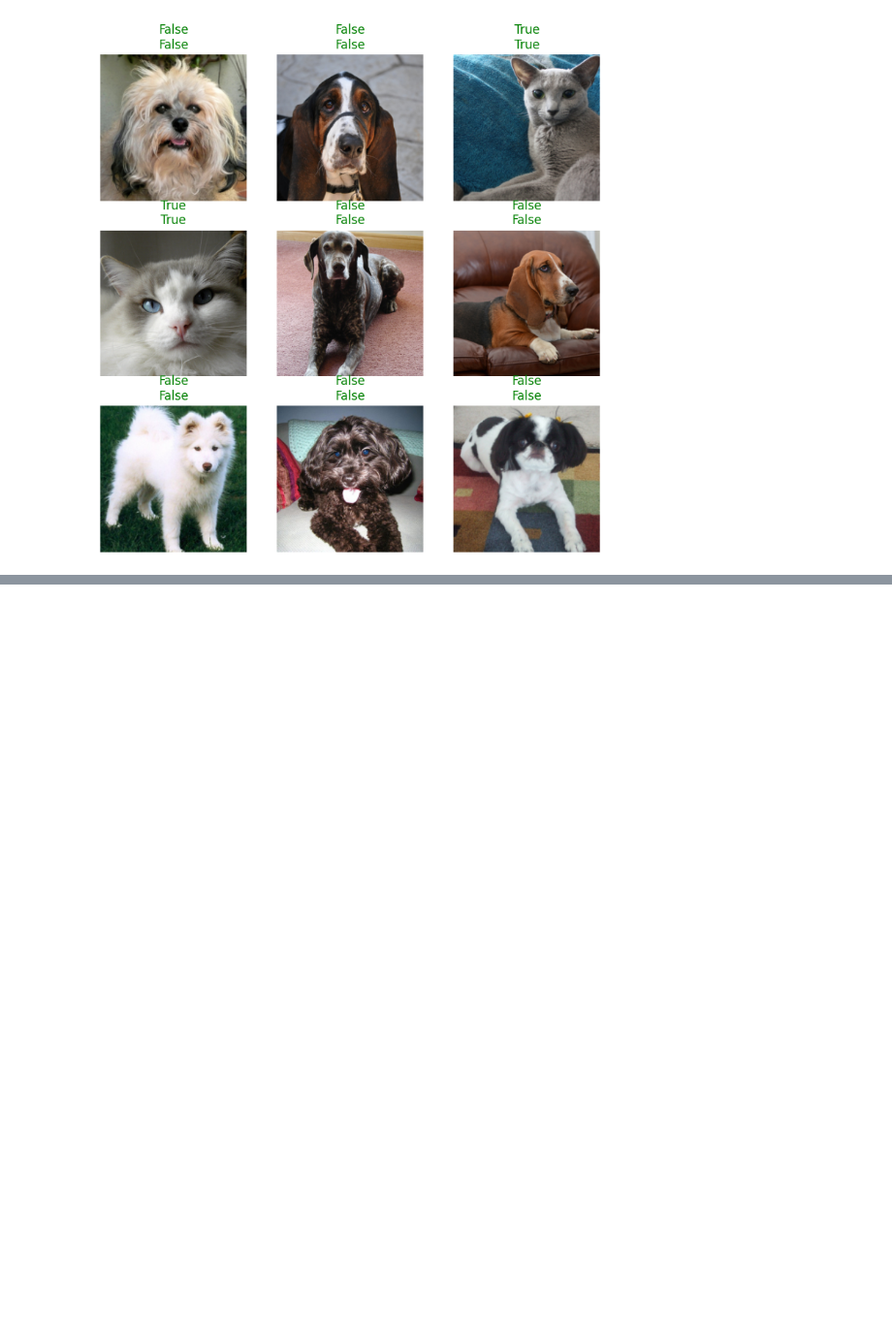
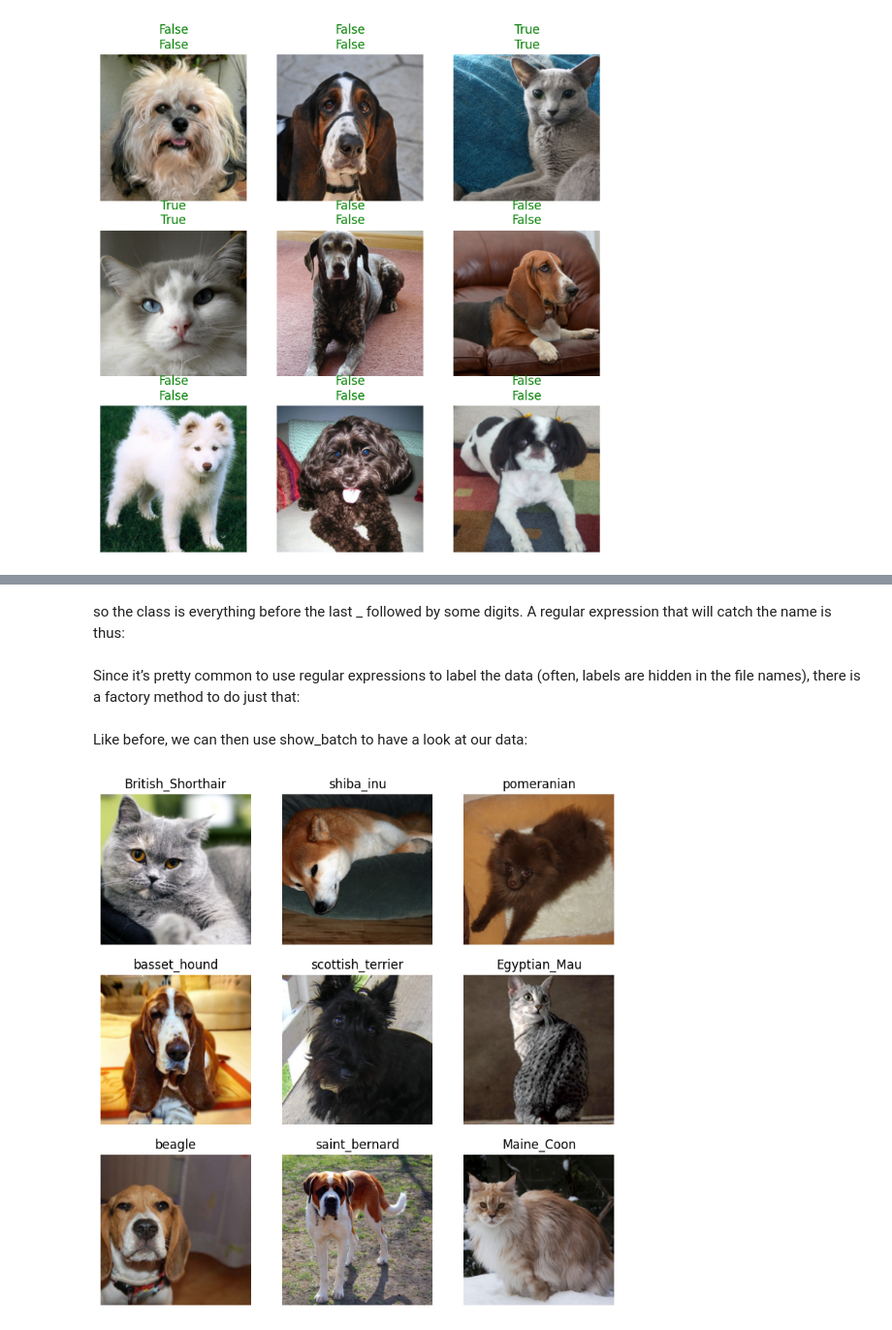
Before and after one commit to Mcube100/Deep_Learning_Projects_for_Coders, a Jupyter notebook: fastAI_Computer_vision.ipynb, the cells around one changed output, grey strips where cells are left out. Shown at 97% size. Cells and saved outputs as stored; diff of their text form; code cells hidden in the pictures; blank space fills up the shorter version.

```diff
--- a/fastAI_Computer_vision.ipynb
+++ b/fastAI_Computer_vision.ipynb
@@ -66,0 +75,14 @@ learn.show_results()
+# %% [markdown]
+so the class is everything before the last _ followed by some digits. A regular expression that will catch the name is thus:
+# %%
+pat = r'^(.*)_\d+.jpg'
+# %% [markdown]
+Since it’s pretty common to use regular expressions to label the data (often, labels are hidden in the file names), there is a factory method to do just that:
+# %%
+dls = ImageDataLoaders.from_name_re(path, files, pat, item_tfms=Resize(224))
+# %% [markdown]
+Like before, we can then use show_batch to have a look at our data:
+# %%
+dls.show_batch()
+# %% [output]
+[figure, added]
```
Also changed, not shown: parts of 3 cells of this notebook.
